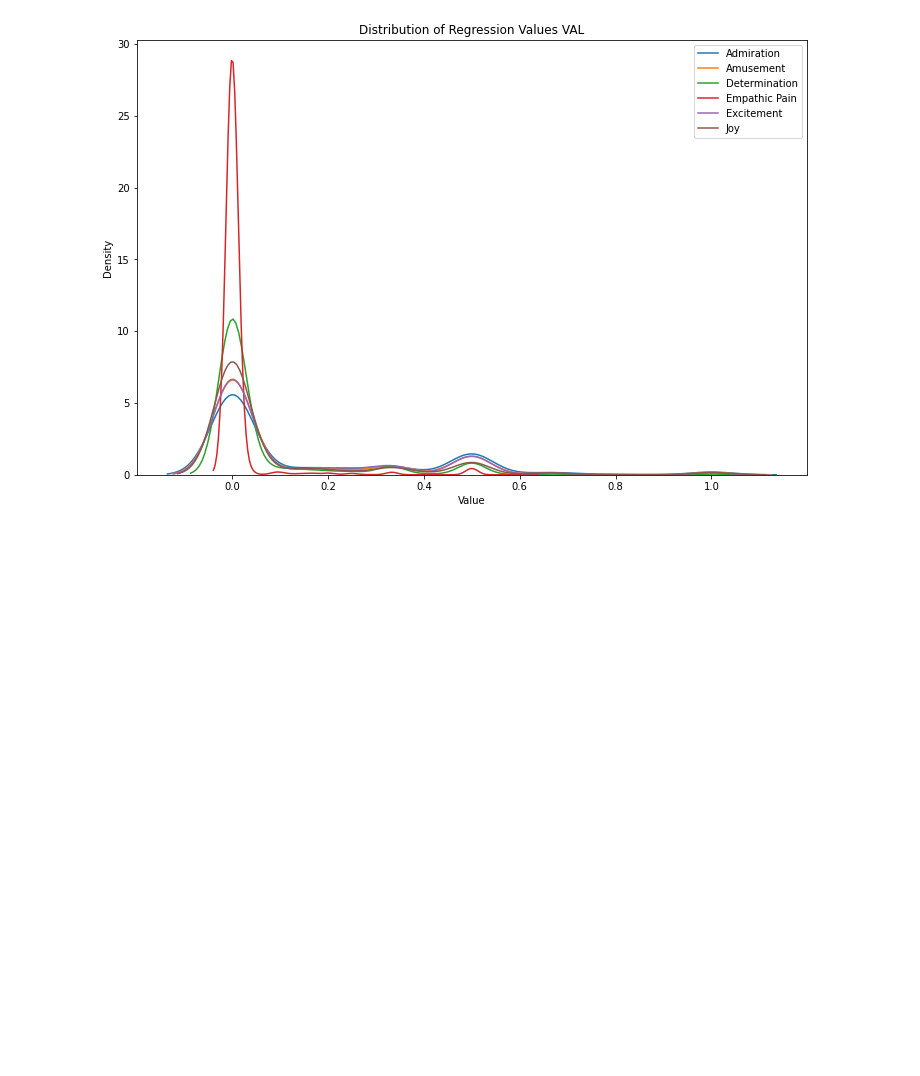
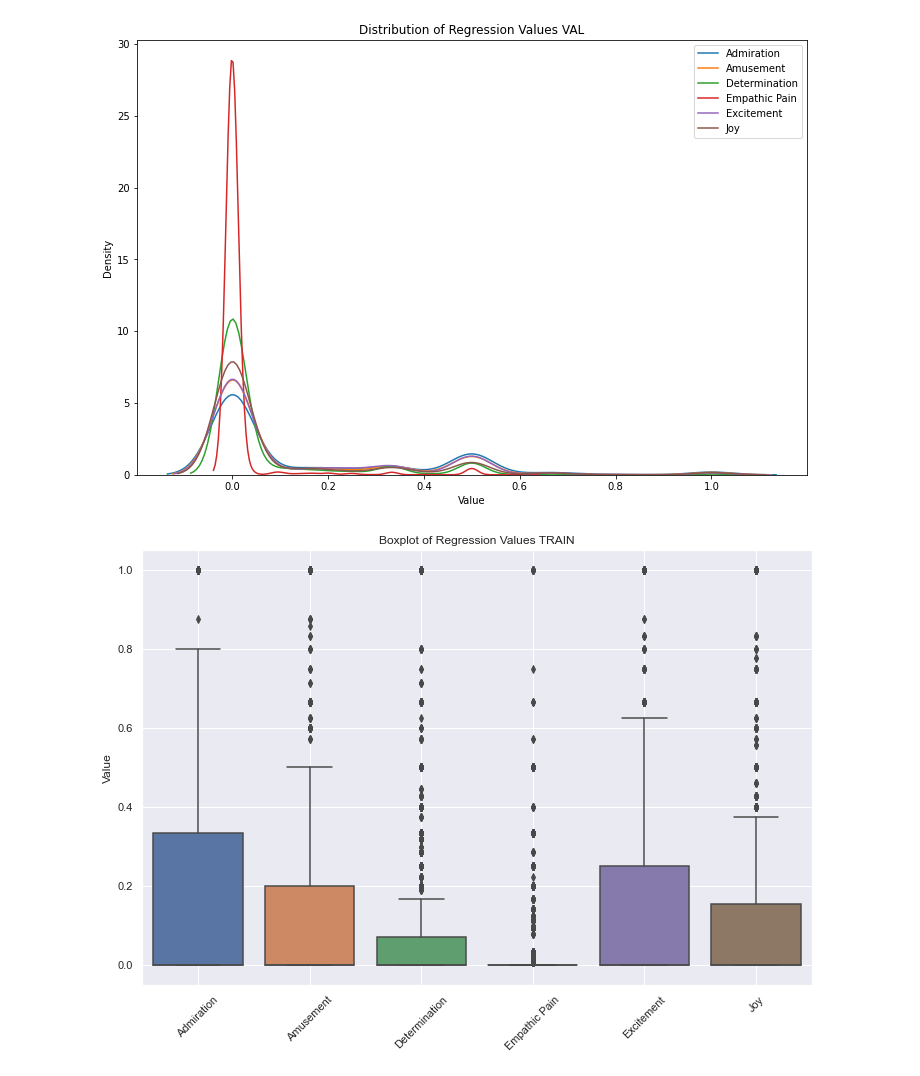
Before and after one commit to Skyy93/CVPR2024_abaw, a Jupyter notebook: eda.ipynb, the cells around one changed output. Saved outputs shown, nothing was run; the diff lists cells and outputs as text; code cells hidden in the pictures; blank space fills up the shorter version.

Commit message:
Prettifiy plots for tobi

```diff
--- a/eda.ipynb
+++ b/eda.ipynb
@@ -40,3 +43,15 @@ plt.legend()
 plt.show()
 # %% [output]
 [figure]
+# %%
+# Plotting the boxplots for the same dataframe to show the distribution of values
+sns.set_theme()
+plt.figure(figsize=(12, 8))
+sns.boxplot(data=train_df)
+plt.title('Boxplot of Regression Values TRAIN')
+plt.ylabel('Value')
+plt.xticks(rotation=45)  # Rotate x-axis labels for better readability
+plt.grid(True)  # Add grid for better readability
+plt.show()
+# %% [output]
+[figure, added]
```
Also changed, not shown: parts of 2 cells of this notebook.
